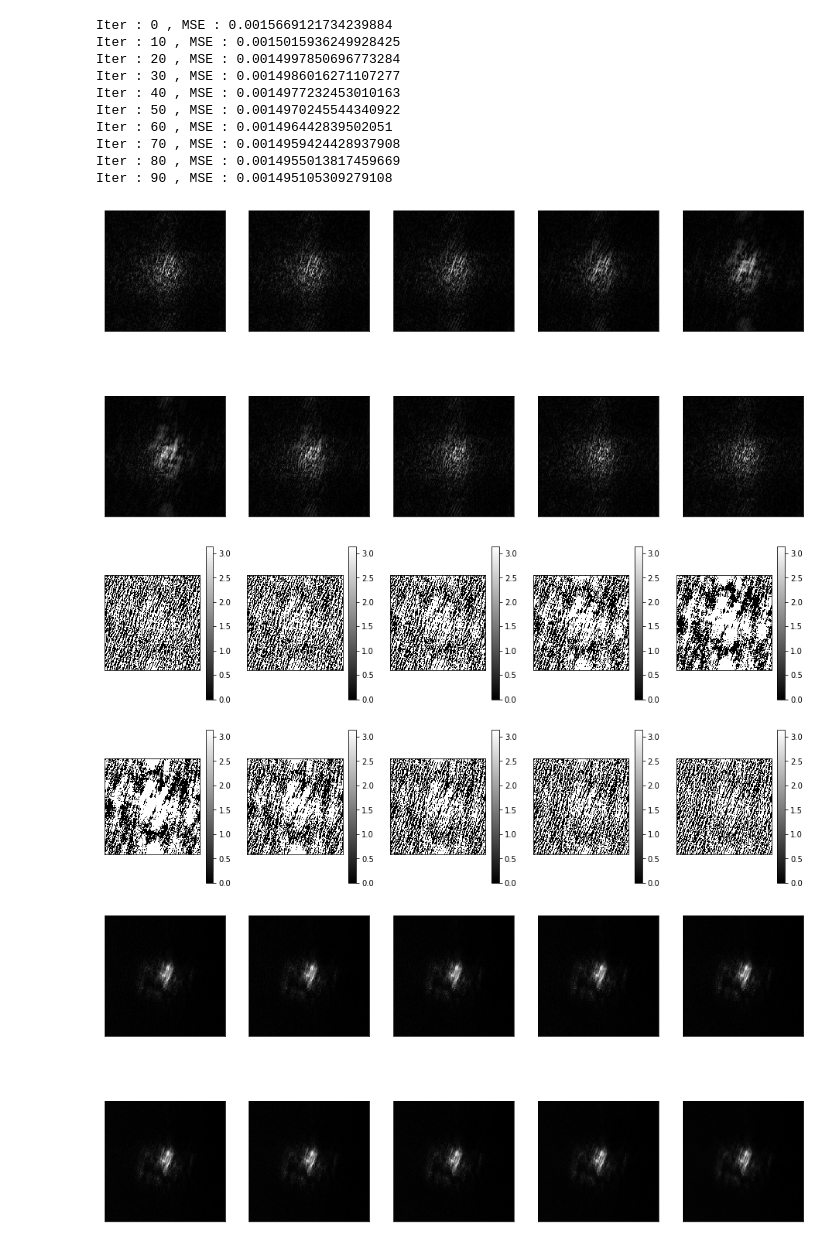
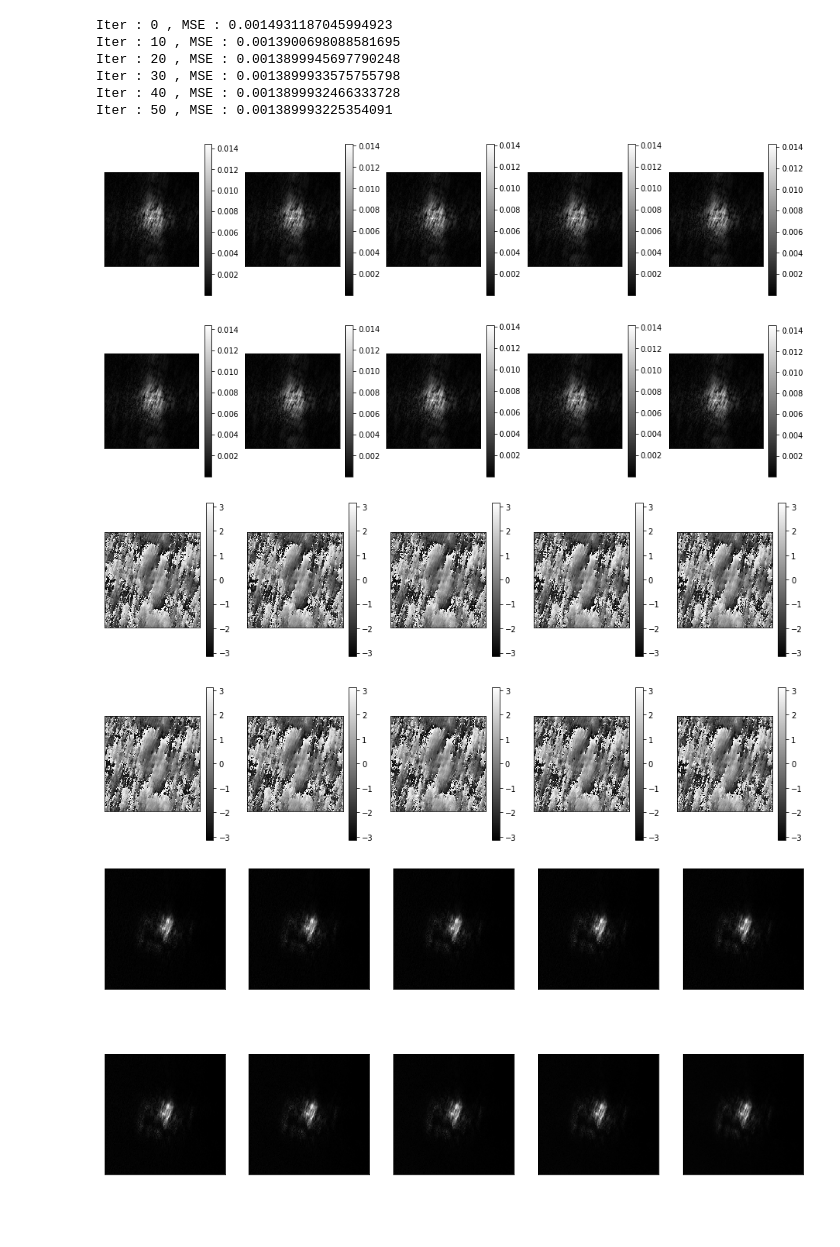
Before and after one commit to kvarun95/cshg, a Jupyter notebook: src/recon_ex.ipynb, the cells around one changed output. Cells and saved outputs as stored; diff of their text form; code cells hidden in the pictures; blank space fills up the shorter version.

```diff
--- a/src/recon_ex.ipynb
+++ b/src/recon_ex.ipynb
@@ -70,7 +71,7 @@ mask.value = -mask.value
 # %%
 # Construct forward model
 input_shape = (N,N,NZ)
-fwd_op = ForwardModel(input_shape, mask, include_shg=True)
+fwd_op = ForwardModel(input_shape, mask, defocus=-LZ, include_shg=True)
 # %%
 solver = LassoSolver(fwd_op, use_fista=False)
 # x_init = fwd_op.adjoint(y_meas)/mask.num/NZ
@@ -82,21 +83,18 @@ x_init = holographic_recon(fwd_op.uscope, y_holo)
 xest = solver.solve_ista(y_meas,
                         x_init=x_init,
                         step=1.e-2,
-                        lam=1.e-3,
-                        n_iter=100,
+                        lam=1.e-1,
+                        imag_reg=0.0,
+                        n_iter=500,
                         step_scheduling=0.9999,
-                        reg_scheduling=0.995,
+                        reg_scheduling=0.9999,
                         sparsifying="curvelets",
                         print_recon=False,
                         ground_truth=None)
 # %% [output]
-Iter : 0 , MSE : 0.0015669121734239884
-Iter : 10 , MSE : 0.0015015936249928425
-Iter : 20 , MSE : 0.0014997850696773284
-Iter : 30 , MSE : 0.0014986016271107277
-Iter : 40 , MSE : 0.0014977232453010163
-Iter : 50 , MSE : 0.0014970245544340922
-Iter : 60 , MSE : 0.001496442839502051
-Iter : 70 , MSE : 0.0014959424428937908
-Iter : 80 , MSE : 0.0014955013817459669
-Iter : 90 , MSE : 0.001495105309279108
+Iter : 0 , MSE : 0.0014931187045994923
+Iter : 10 , MSE : 0.0013900698088581695
+Iter : 20 , MSE : 0.0013899945697790248
+Iter : 30 , MSE : 0.0013899933575755798
+Iter : 40 , MSE : 0.0013899932466333728
+Iter : 50 , MSE : 0.001389993225354091
@@ -103,21 +121,21 @@ Iter : 90 , MSE : 0.001495105309279108
 # %%
 # plot the reconstructed tissue
 plt.rcParams['figure.figsize'] = 16,8
 plt.figure(1)
 for i in range(xest.shape[2]):
     plt.subplot(2,5,i+1)
-    plt.imshow(abs(xest[:,:,i]), cmap='gray')
+    plt.imshow(abs(xest[:,:,i]), cmap='gray');plt.colorbar()
     plt.xticks([])
     plt.yticks([])
 plt.figure(2)
 for i in range(xest.shape[2]):
     plt.subplot(2,5,i+1)
     plt.imshow(np.angle(xest[:,:,i]), cmap='gray');plt.colorbar()
     plt.xticks([])
     plt.yticks([])
 # %% [output]
-[figure, old version]
+[figure, new version]
-[figure, old version]
+[figure, new version]
 # %%
 xhol = holographic_recon(fwd_op.uscope, y_holo)
 # %%
```
Also changed, not shown: parts of 5 cells of this notebook, 3 other files.
